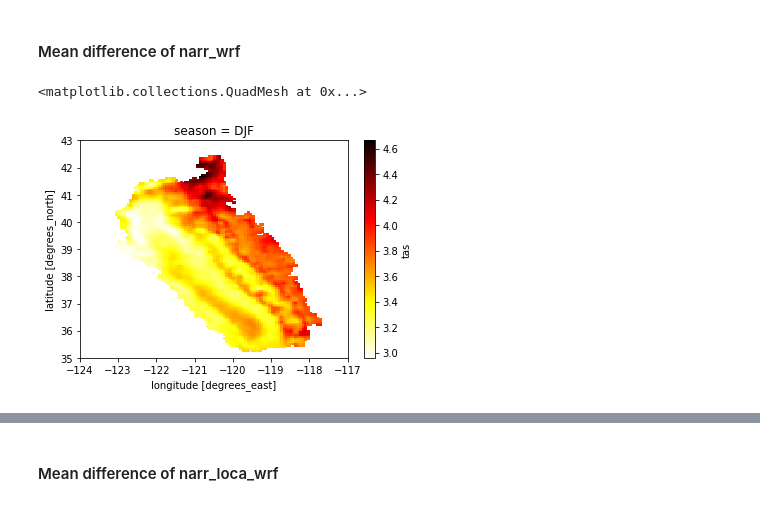
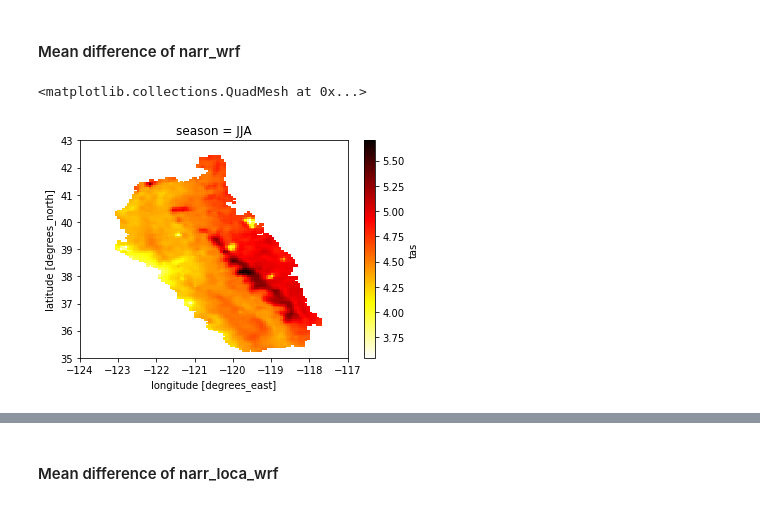
Before and after one commit to raghavgr/DOE-Hydro, a Jupyter notebook: Temperature with Mean Difference.ipynb, the cells around one changed output, grey strips where cells are left out. Cells and saved outputs as stored; diff of their text form; code cells hidden in the pictures.

```diff
--- a/Temperature with Mean Difference.ipynb
+++ b/Temperature with Mean Difference.ipynb
@@ -43,14 +43,16 @@ tas_wrf_from_1991 = ds_wrf_1980['tas'].sel(time=slice('1991-01-01', '2000-12-31'
 tas_loca_wrf_from_1991 = ds_loca_wrf_1980['tas'].sel(time=slice('1991-01-01','2000-12-31'))
 tas_loca_14_from_1991 = ds_loca_14_1980['tas'].sel(time=slice('1991-01-01','2000-12-31'))
 tas_bcsd_L14_from_1991 = ds_bcsd_L14_1980['tas'].sel(time=slice('1991-01-01', '2000-12-31'))
+
+season_str = 'JJA'
 # %% [markdown]
 #### Mean difference of narr_wrf
 # %%
 str_groupby = 'time.season'
-tas_wrf_1991 = tas_wrf_from_1991.groupby('time.season').mean('time')
+tas_wrf_1991 = tas_wrf_from_1991.groupby(str_groupby).mean('time')
 tas_wrf_2091 = ds_wrf_2091['tas'].groupby('time.season').mean('time')
-mean_diff_wrf_1991_2091 = (tas_wrf_2091.sel(season='DJF') - tas_wrf_1991.sel(season='DJF'))
+mean_diff_wrf_1991_2091 = (tas_wrf_2091.sel(season=season_str) - tas_wrf_1991.sel(season='JJA'))
 mean_diff_wrf_1991_2091.plot(cmap='hot_r')
 # %% [output]
 <matplotlib.collections.QuadMesh at 0x...>
-[figure, old version]
+[figure, new version]
```
Also changed, not shown: parts of 11 cells of this notebook, 1 other file.
